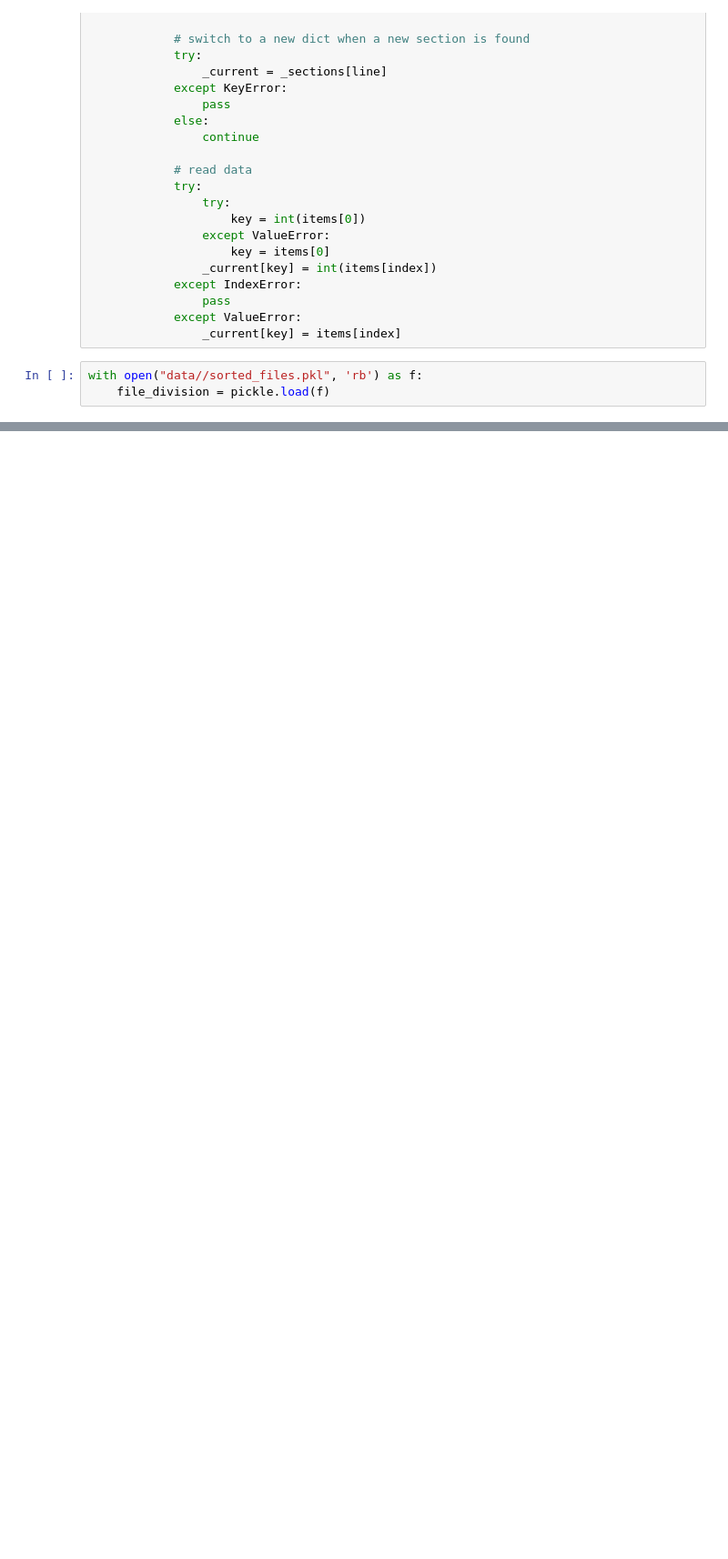
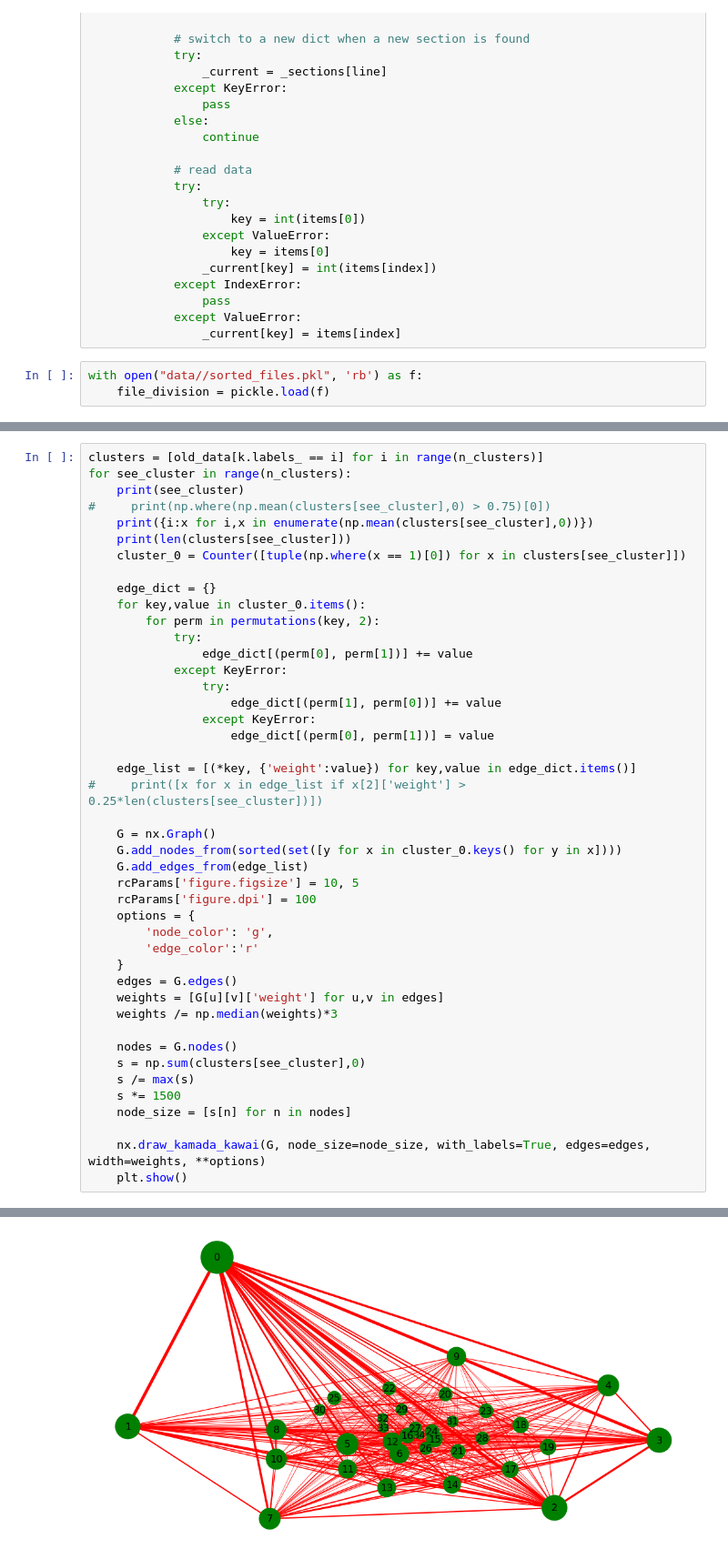
Before and after one commit to jjgsherwood/COMSOC, a Jupyter notebook: data_statistics.ipynb, the cells around one changed output, grey strips where cells are left out. Shown at 91% size. Cells and saved outputs as stored; diff of their text form; blank space fills up the shorter version.

```diff
--- a/data_statistics.ipynb
+++ b/data_statistics.ipynb
@@ -144,0 +183,45 @@ NameError: name 'cluster_mean' is not defined
+# %%
+clusters = [old_data[k.labels_ == i] for i in range(n_clusters)]
+for see_cluster in range(n_clusters):
+    print(see_cluster)
+#     print(np.where(np.mean(clusters[see_cluster],0) > 0.75)[0])
+    print({i:x for i,x in enumerate(np.mean(clusters[see_cluster],0))})
+    print(len(clusters[see_cluster]))
+    cluster_0 = Counter([tuple(np.where(x == 1)[0]) for x in clusters[see_cluster]])
+
+    edge_dict = {}
+    for key,value in cluster_0.items():
+        for perm in permutations(key, 2):
+            try:
+                edge_dict[(perm[0], perm[1])] += value
+            except KeyError:
+                try:
+                    edge_dict[(perm[1], perm[0])] += value
+                except KeyError:
+                    edge_dict[(perm[0], perm[1])] = value
+
+    edge_list = [(*key, {'weight':value}) for key,value in edge_dict.items()]
+#     print([x for x in edge_list if x[2]['weight'] > 0.25*len(clusters[see_cluster])])
+
+    G = nx.Graph()
+    G.add_nodes_from(sorted(set([y for x in cluster_0.keys() for y in x])))
+    G.add_edges_from(edge_list)
+    rcParams['figure.figsize'] = 10, 5
+    rcParams['figure.dpi'] = 100
+    options = {
+        'node_color': 'g',
+        'edge_color':'r'
+    }
+    edges = G.edges()
+    weights = [G[u][v]['weight'] for u,v in edges]
+    weights /= np.median(weights)*3
+
+    nodes = G.nodes()
+    s = np.sum(clusters[see_cluster],0)
+    s /= max(s)
+    s *= 1500
+    node_size = [s[n] for n in nodes]
+
+    nx.draw_kamada_kawai(G, node_size=node_size, with_labels=True, edges=edges, width=weights, **options)
+    plt.show()
+# %% [output]
@@ -144,0 +231 @@ NameError: name 'cluster_mean' is not defined
+[figure, added]
```
Also changed, not shown: parts of 10 cells of this notebook, 1 other file.
